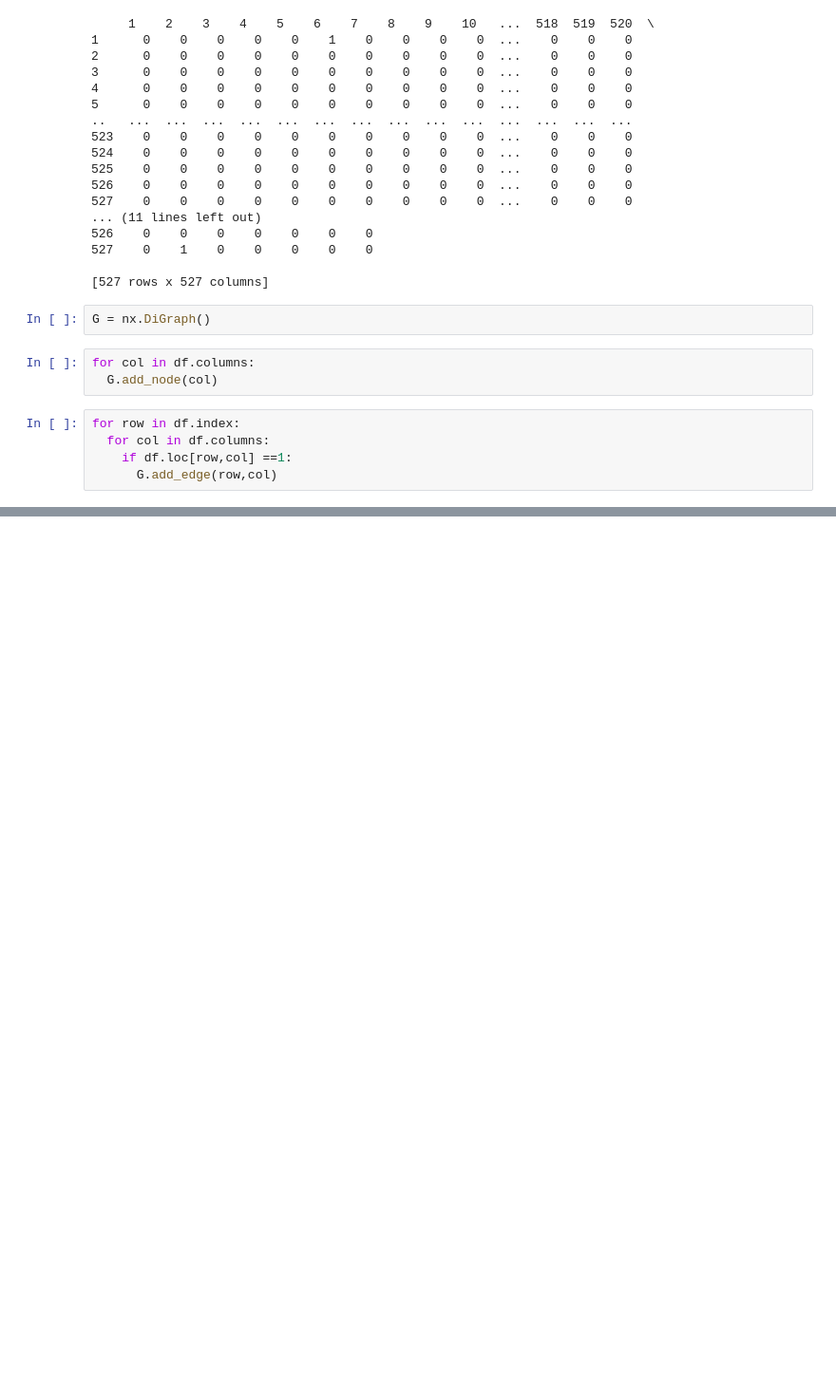
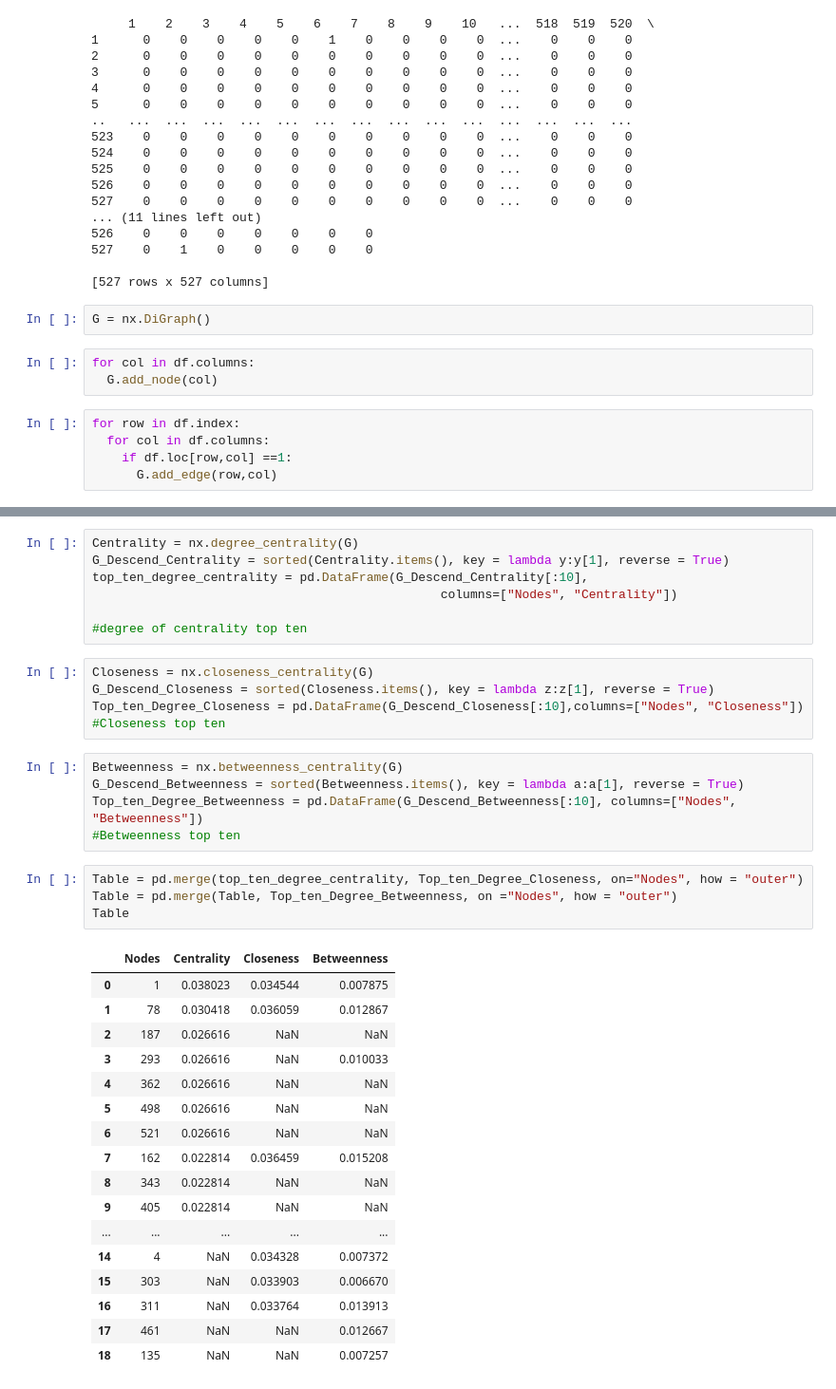
Before and after one commit to aakash0812/ConsumerAnalytics, a Jupyter notebook: Consumer_Insights.ipynb, the cells around one changed output, grey strips where cells are left out. Shown at 95% size. Cells and saved outputs as stored; diff of their text form; blank space fills up the shorter version.

```diff
--- a/Consumer_Insights.ipynb
+++ b/Consumer_Insights.ipynb
@@ -43,0 +66,39 @@ plt.show()
+# %%
+Centrality = nx.degree_centrality(G)
+G_Descend_Centrality = sorted(Centrality.items(), key = lambda y:y[1], reverse = True)
+top_ten_degree_centrality = pd.DataFrame(G_Descend_Centrality[:10],
+                                               columns=["Nodes", "Centrality"])
+
+#degree of centrality top ten
+# %%
+Closeness = nx.closeness_centrality(G)
+G_Descend_Closeness = sorted(Closeness.items(), key = lambda z:z[1], reverse = True)
+Top_ten_Degree_Closeness = pd.DataFrame(G_Descend_Closeness[:10],columns=["Nodes", "Closeness"])
+#Closeness top ten
+# %%
+Betweenness = nx.betweenness_centrality(G)
+G_Descend_Betweenness = sorted(Betweenness.items(), key = lambda a:a[1], reverse = True)
+Top_ten_Degree_Betweenness = pd.DataFrame(G_Descend_Betweenness[:10], columns=["Nodes", "Betweenness"])
+#Betweenness top ten
+# %%
+Table = pd.merge(top_ten_degree_centrality, Top_ten_Degree_Closeness, on="Nodes", how = "outer")
+Table = pd.merge(Table, Top_ten_Degree_Betweenness, on ="Nodes", how = "outer")
+Table
+# %% [output]
+|  | Nodes | Centrality | Closeness | Betweenness |
+| 0 | 1 | 0.038023 | 0.034544 | 0.007875 |
+| 1 | 78 | 0.030418 | 0.036059 | 0.012867 |
+| 2 | 187 | 0.026616 | NaN | NaN |
+| 3 | 293 | 0.026616 | NaN | 0.010033 |
+| 4 | 362 | 0.026616 | NaN | NaN |
+| 5 | 498 | 0.026616 | NaN | NaN |
+| 6 | 521 | 0.026616 | NaN | NaN |
+| 7 | 162 | 0.022814 | 0.036459 | 0.015208 |
+| 8 | 343 | 0.022814 | NaN | NaN |
+| 9 | 405 | 0.022814 | NaN | NaN |
+| ... | ... | ... | ... | ... |
+| 14 | 4 | NaN | 0.034328 | 0.007372 |
+| 15 | 303 | NaN | 0.033903 | 0.006670 |
+| 16 | 311 | NaN | 0.033764 | 0.013913 |
+| 17 | 461 | NaN | NaN | 0.012667 |
+| 18 | 135 | NaN | NaN | 0.007257 |
```
Also changed, not shown: parts of 3 cells of this notebook.
